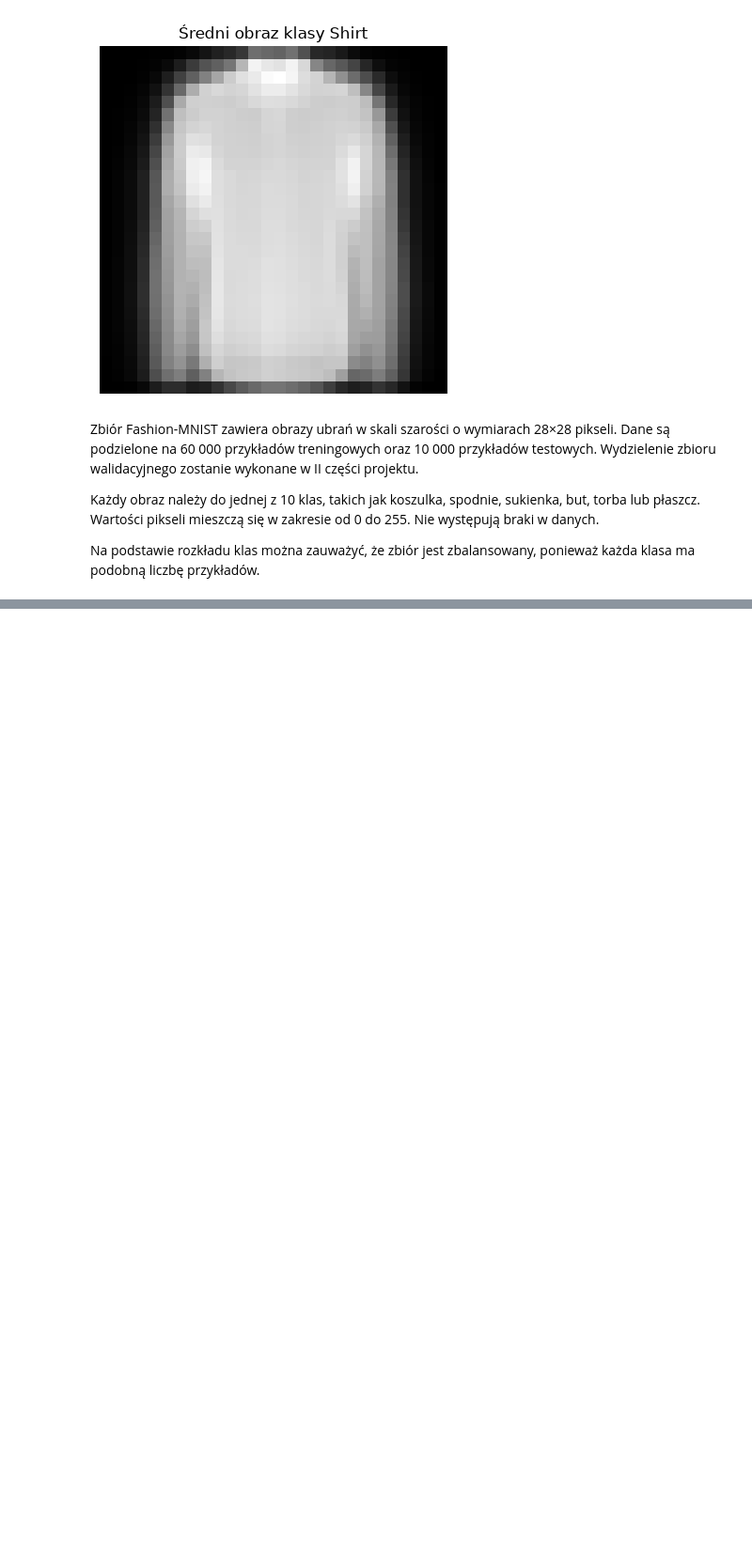
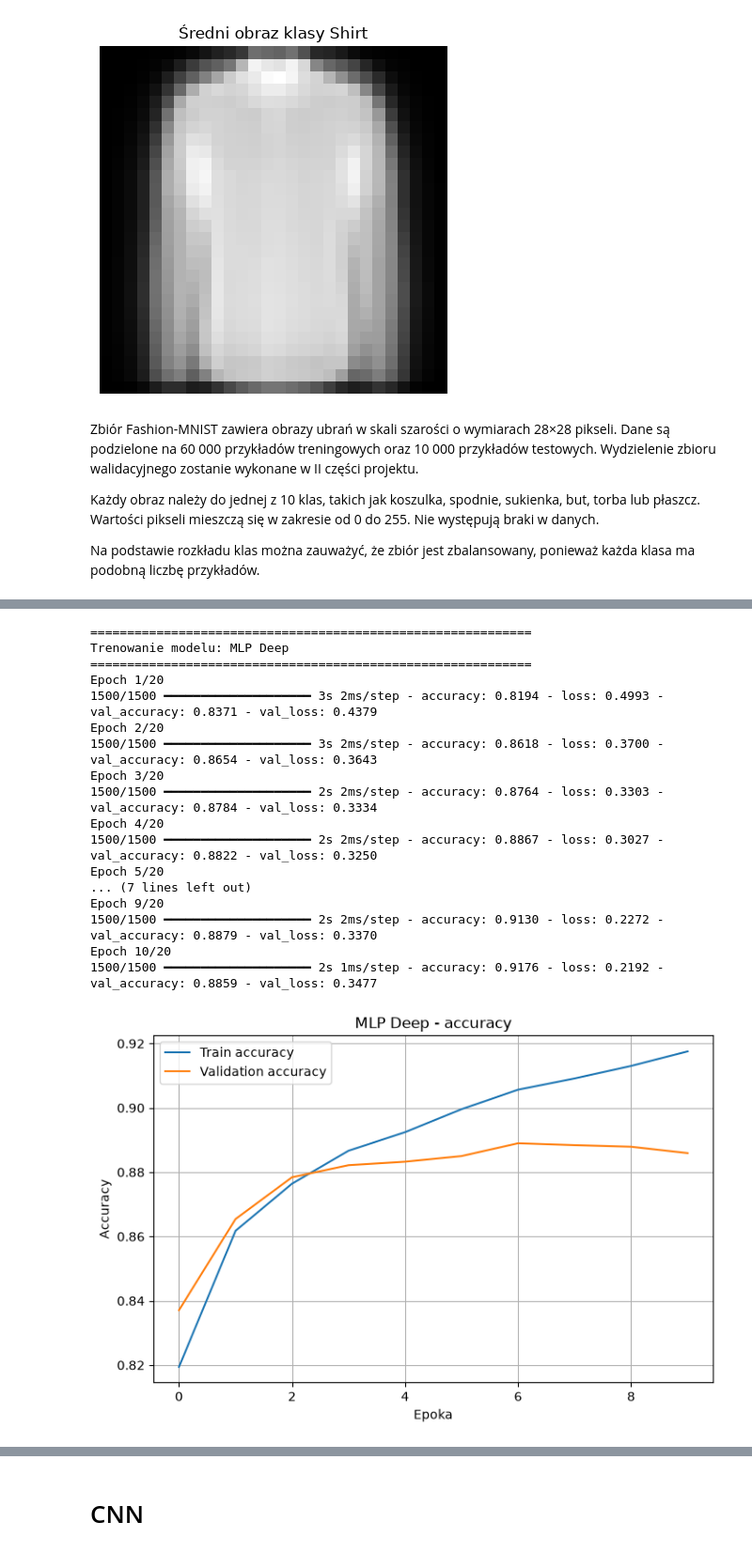
Before and after one commit to MagKaur/Neural_Networks, a Jupyter notebook: projekt_fashion_mnist.ipynb, the cells around one changed output, grey strips where cells are left out. Shown at 94% size. Cells and saved outputs as stored; diff of their text form; code cells hidden in the pictures; blank space fills up the shorter version.

```diff
--- a/projekt_fashion_mnist.ipynb
+++ b/projekt_fashion_mnist.ipynb
@@ -145,0 +164,7 @@ Na podstawie rozkładu klas można zauważyć, że zbiór jest zbalansowany, pon
+# %%
+# Obrazy w Fashion-MNIST mają wartości pikseli od 0 do 255.
+# Sieci neuronowe zwykle uczą się lepiej, gdy dane wejściowe są w mniejszym zakresie.
+# Dlatego dzielimy wartości pikseli przez 255, aby otrzymać zakres od 0 do 1.
+
+X_train = X_train / 255.0
+X_test = X_test / 255.0
@@ -145,0 +485,14 @@ Na podstawie rozkładu klas można zauważyć, że zbiór jest zbalansowany, pon
+# %%
+# Ten model jest głębszy od poprzedniego MLP.
+# Ma dwie warstwy ukryte: 256 i 128 neuronów.
+# Sprawdzamy, czy większa liczba warstw i parametrów poprawi wynik.
+
+mlp_deep = keras.Sequential([
+    keras.layers.Input(shape=(28, 28)),
+    keras.layers.Flatten(),
+    keras.layers.Dense(256, activation="relu"),
+    keras.layers.Dense(128, activation="relu"),
+    keras.layers.Dense(10, activation="softmax")
+])
+
+mlp_deep.summary()
@@ -145,0 +515,36 @@ Na podstawie rozkładu klas można zauważyć, że zbiór jest zbalansowany, pon
+# %%
+# Trenowanie modelu
+history_mlp_deep = compile_and_train(
+    model=mlp_deep,
+    X_train_data=X_train_part,
+    y_train_data=y_train_part,
+    X_val_data=X_val,
+    y_val_data=y_val,
+    model_name="MLP Deep",
+    epochs=20,
+    batch_size=32,
+    learning_rate=0.001,
+    optimizer_name="adam"
+)
+
+save_result("MLP Deep", history_mlp_deep)
+plot_learning_curves(history_mlp_deep, "MLP Deep")
+# %% [output]
+============================================================
+Trenowanie modelu: MLP Deep
+============================================================
+Epoch 1/20
+1500/1500 ━━━━━━━━━━━━━━━━━━━━ 3s 2ms/step - accuracy: 0.8194 - loss: 0.4993 - val_accuracy: 0.8371 - val_loss: 0.4379
+Epoch 2/20
+1500/1500 ━━━━━━━━━━━━━━━━━━━━ 3s 2ms/step - accuracy: 0.8618 - loss: 0.3700 - val_accuracy: 0.8654 - val_loss: 0.3643
+Epoch 3/20
+1500/1500 ━━━━━━━━━━━━━━━━━━━━ 2s 2ms/step - accuracy: 0.8764 - loss: 0.3303 - val_accuracy: 0.8784 - val_loss: 0.3334
+Epoch 4/20
+1500/1500 ━━━━━━━━━━━━━━━━━━━━ 2s 2ms/step - accuracy: 0.8867 - loss: 0.3027 - val_accuracy: 0.8822 - val_loss: 0.3250
+Epoch 5/20
+... (7 lines left out)
+Epoch 9/20
+1500/1500 ━━━━━━━━━━━━━━━━━━━━ 2s 2ms/step - accuracy: 0.9130 - loss: 0.2272 - val_accuracy: 0.8879 - val_loss: 0.3370
+Epoch 10/20
+1500/1500 ━━━━━━━━━━━━━━━━━━━━ 2s 1ms/step - accuracy: 0.9176 - loss: 0.2192 - val_accuracy: 0.8859 - val_loss: 0.3477
+[figure, added]
@@ -145,0 +552,2 @@ Na podstawie rozkładu klas można zauważyć, że zbiór jest zbalansowany, pon
+# %% [markdown]
+# CNN
```
Also changed, not shown: parts of 103 cells of this notebook.
